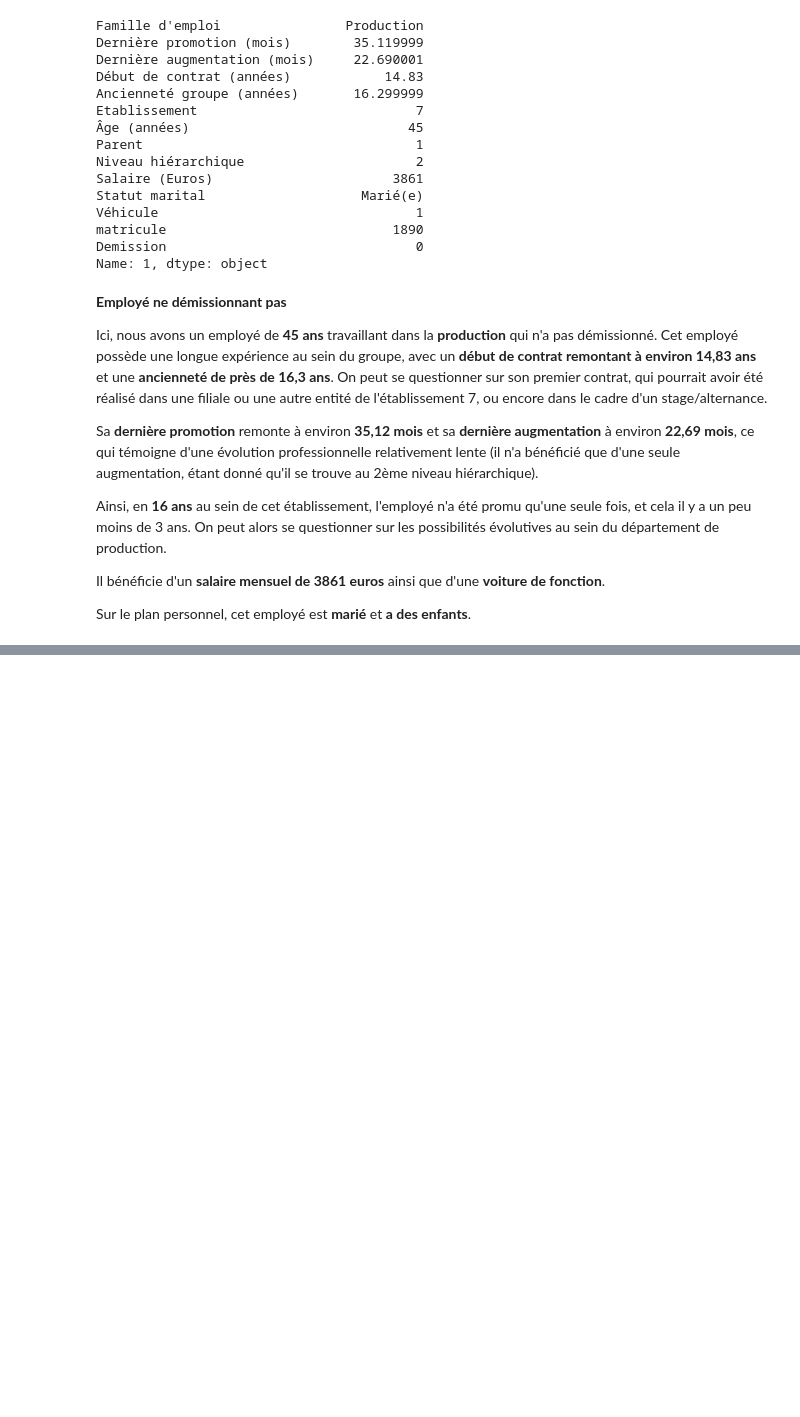
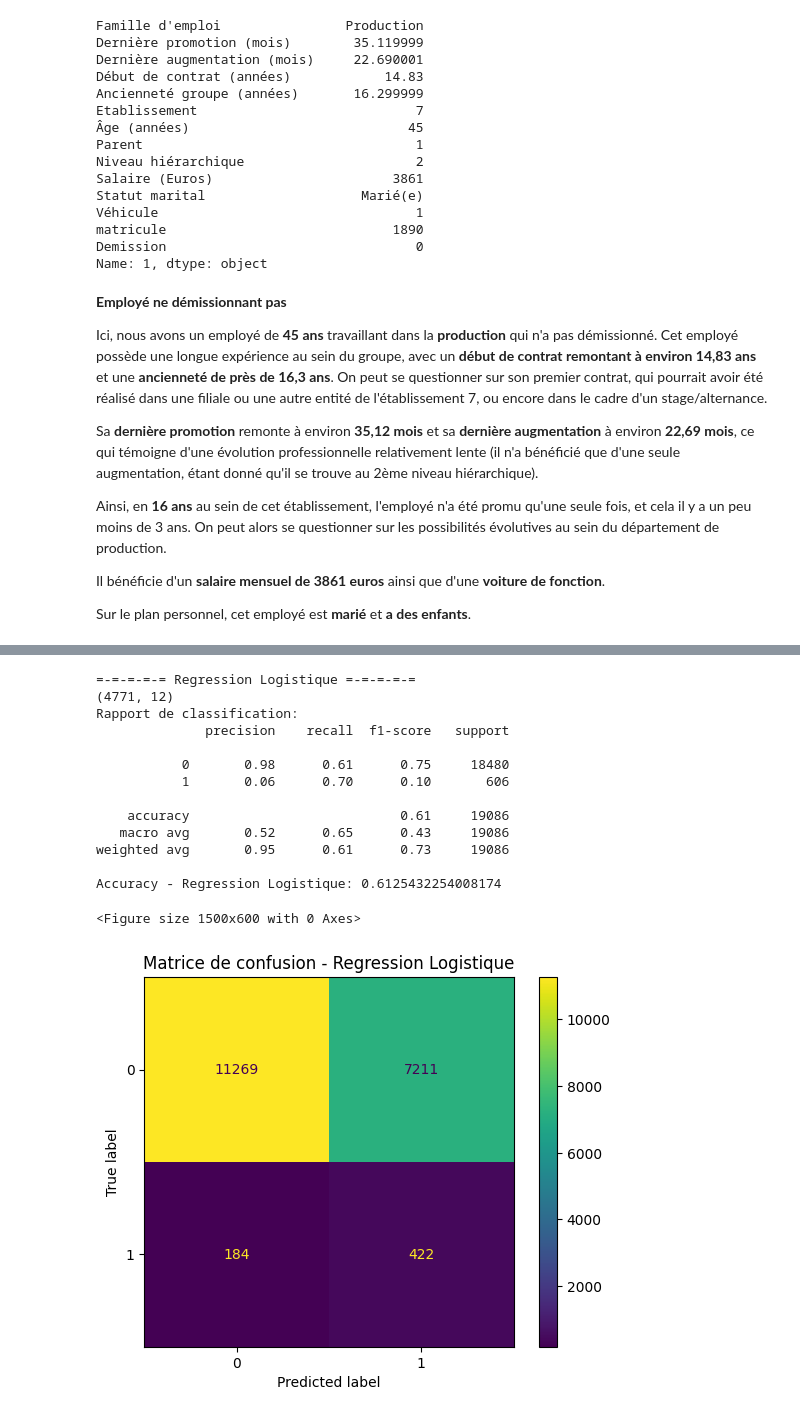
Before and after one commit to GabrielTrier/Responsible_Explainable_AI, a Jupyter notebook: main.ipynb, the cells around one changed output, grey strips where cells are left out. Drawn from its saved outputs; the diff is of its cells as text; code cells hidden in the pictures; blank space fills up the shorter version.

```diff
--- a/main.ipynb
+++ b/main.ipynb
@@ -357,0 +366,6 @@ Sur le plan personnel, cet employé est **marié** et **a des enfants**.
+# %%
+categorial_cols = ["Famille d'emploi", "Statut marital"]
+numerical_cols = ["Dernière promotion (mois)", "Dernière augmentation (mois)",
+                  "Début de contrat (années)", "Ancienneté groupe (années)",
+                  "Etablissement", "Âge (années)", "Parent", "Niveau hiérarchique",
+                  "Salaire (Euros)", "Véhicule"]
@@ -357,0 +399,28 @@ Sur le plan personnel, cet employé est **marié** et **a des enfants**.
+# %%
+from sklearn.metrics import classification_report, accuracy_score, confusion_matrix, ConfusionMatrixDisplay
+import seaborn as sns
+import matplotlib.pyplot as plt
+
+def train_evaluate (model, X_train, X_test, y_train, y_test, name):
+    print("=-=-=-=-=", name, "=-=-=-=-=")
+
+    model.fit(X_train, y_train)
+
+    print(X_train.shape)
+
+    y_pred = model.predict(X_test)
+
+    print("Rapport de classification:")
+    print(classification_report(y_test, y_pred))
+
+    accuracy = accuracy_score(y_test, y_pred)
+    print(f"Accuracy - {name}: {accuracy}")
+
+    plt.figure(figsize=(15, 6))
+    conf = confusion_matrix(y_test, y_pred)
+    disp = ConfusionMatrixDisplay(conf)
+    disp.plot()
+    plt.title(f"Matrice de confusion - {name}")
+    plt.show()
+
+    return model, accuracy, y_pred
@@ -357,0 +435,26 @@ Sur le plan personnel, cet employé est **marié** et **a des enfants**.
+# %%
+from sklearn.pipeline import Pipeline
+from sklearn.linear_model import LogisticRegression
+
+pipeline_reg_log = Pipeline([
+    ('preprocess', preprocessor),
+    ('classifier', LogisticRegression(random_state=42, max_iter=1000, class_weight='balanced'))
+])
+
+model_reg_log, accuracy_reg_log, y_pred_reg_log = train_evaluate(pipeline_reg_log, X_train, X_test, y_train, y_test, 'Regression Logistique')
+# %% [output]
+=-=-=-=-= Regression Logistique =-=-=-=-=
+(4771, 12)
+Rapport de classification:
+              precision    recall  f1-score   support
+
+           0       0.98      0.61      0.75     18480
+           1       0.06      0.70      0.10       606
+
+    accuracy                           0.61     19086
+   macro avg       0.52      0.65      0.43     19086
+weighted avg       0.95      0.61      0.73     19086
+
+Accuracy - Regression Logistique: 0.6125432254008174
+<Figure size 1500x600 with 0 Axes>
+[figure, added]
```
Also changed, not shown: parts of 31 cells of this notebook.
